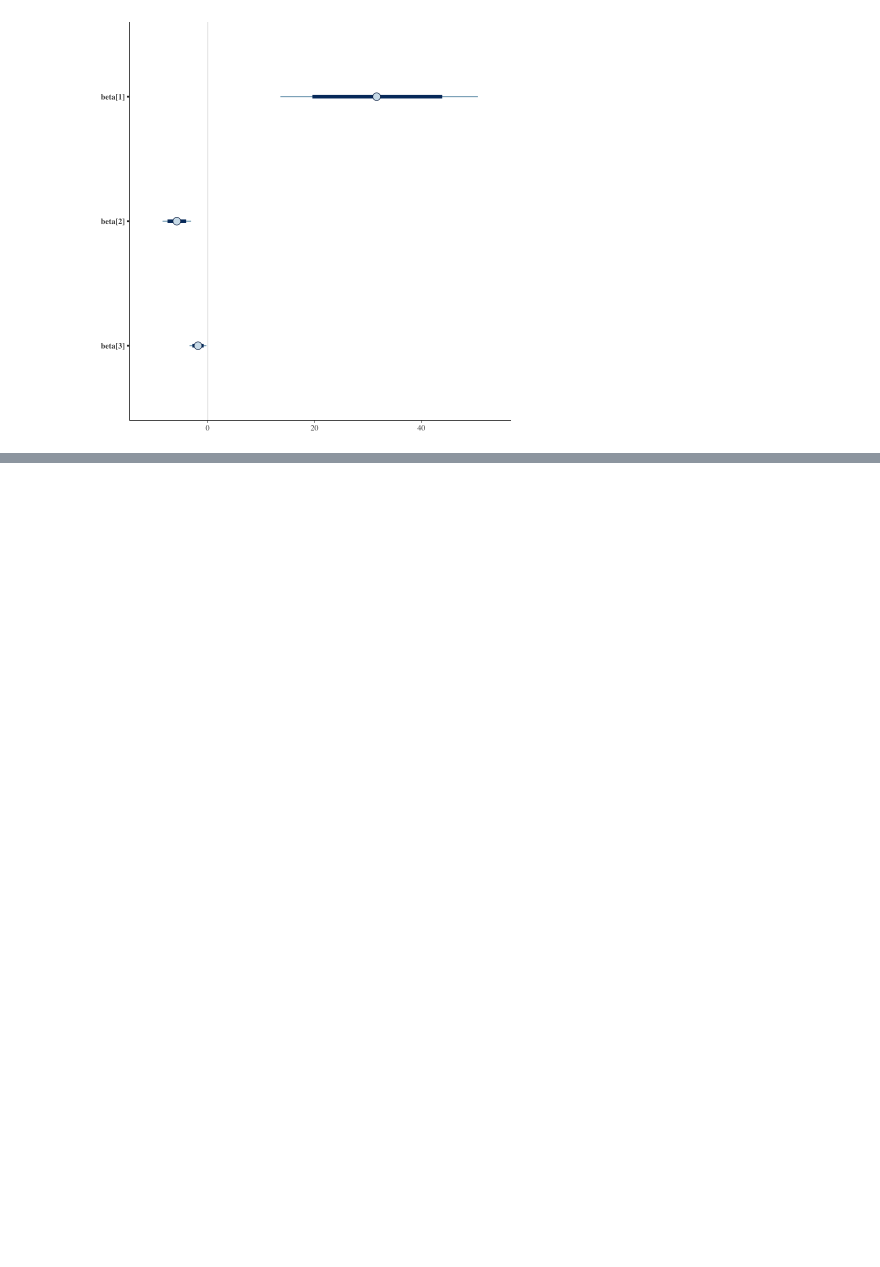
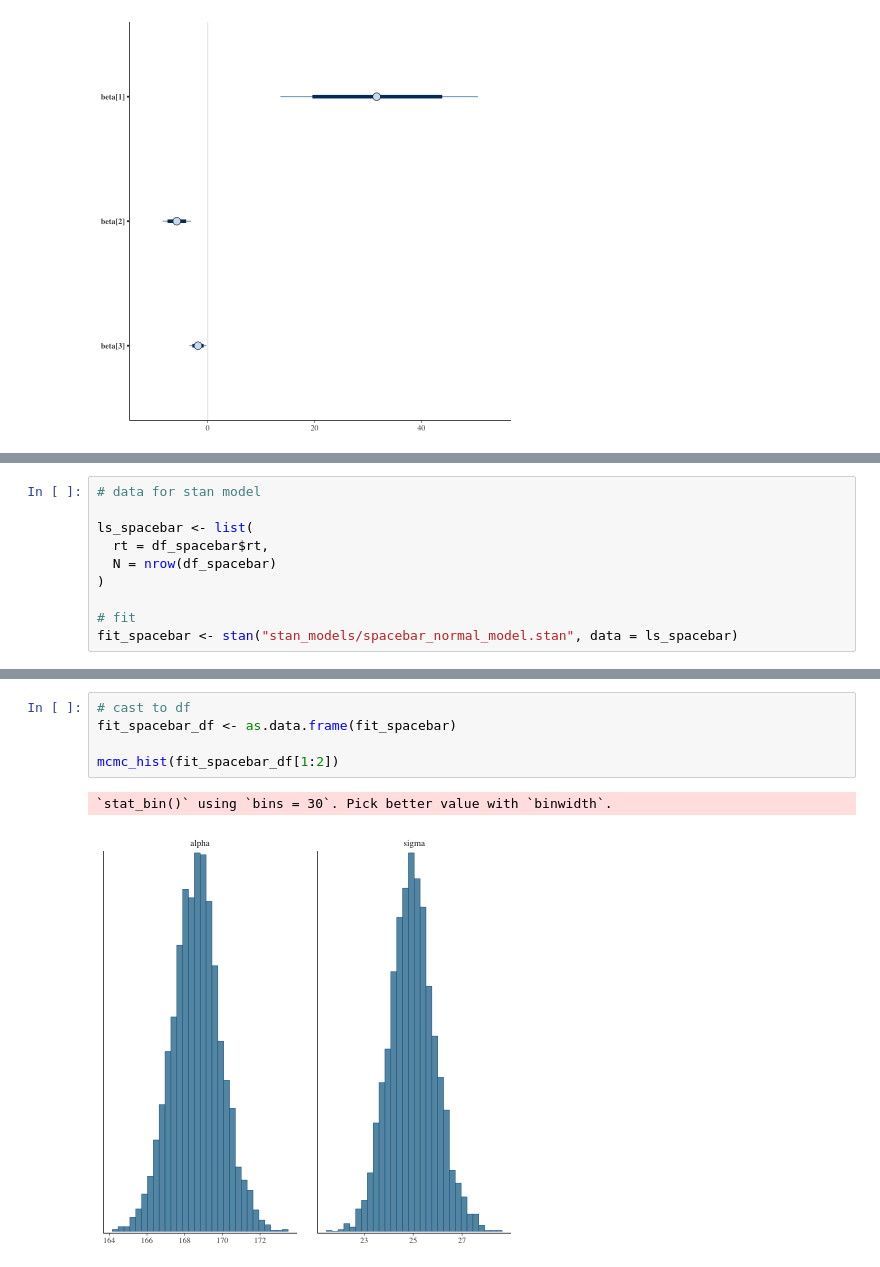
Before and after one commit to abelowska/bayescogsci, a Jupyter notebook: chapter_10.ipynb, the cells around one changed output, grey strips where cells are left out. Saved outputs shown, nothing was run; the diff lists cells and outputs as text; blank space fills up the shorter version.

```diff
--- a/chapter_10.ipynb
+++ b/chapter_10.ipynb
@@ -246,0 +304,10 @@ mcmc_intervals(fit_pupil_int,
+# %%
+# data for stan model
+
+ls_spacebar <- list(
+  rt = df_spacebar$rt,
+  N = nrow(df_spacebar)
+)
+
+# fit
+fit_spacebar <- stan("stan_models/spacebar_normal_model.stan", data = ls_spacebar)
@@ -246,0 +329,8 @@ mcmc_intervals(fit_pupil_int,
+# %%
+# cast to df
+fit_spacebar_df <- as.data.frame(fit_spacebar)
+
+mcmc_hist(fit_spacebar_df[1:2])
+# %% [output]
+`stat_bin()` using `bins = 30`. Pick better value with `binwidth`.
+[figure, added]
```
Also changed, not shown: parts of 63 cells of this notebook, 7 other files.
